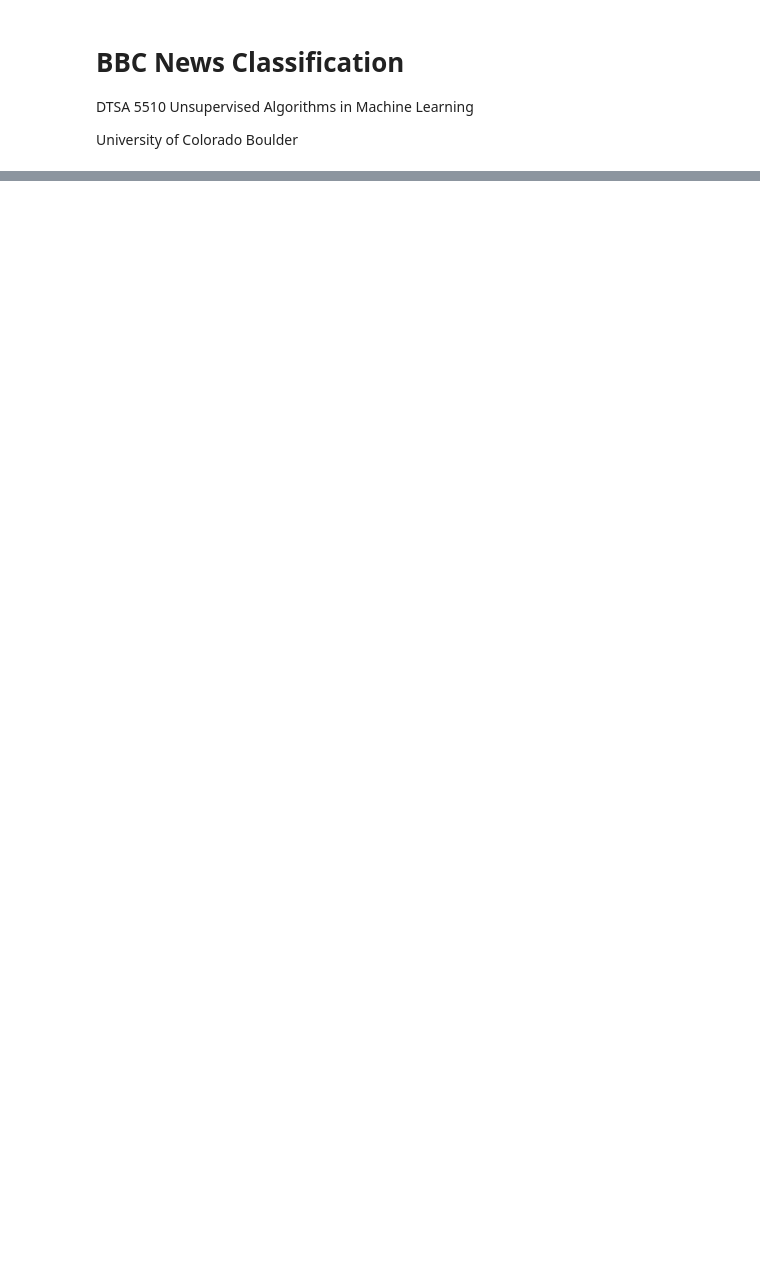
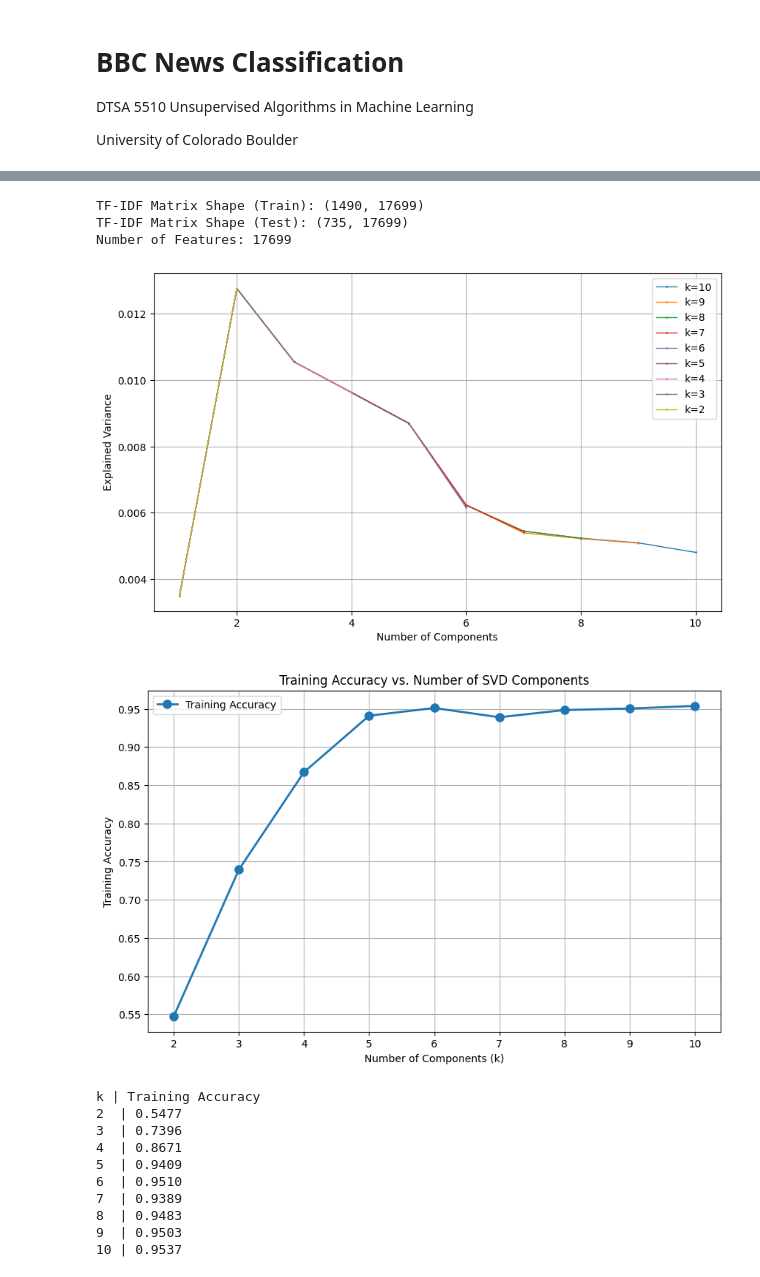
Before and after one commit to carlosmatherson/BBC-News-Classification, a Jupyter notebook: BBC_News_Classification.ipynb, the cells around one changed output, grey strips where cells are left out. Saved outputs shown, nothing was run; the diff lists cells and outputs as text; code cells hidden in the pictures; blank space fills up the shorter version.

```diff
--- a/BBC_News_Classification.ipynb
+++ b/BBC_News_Classification.ipynb
@@ -187,0 +169,66 @@ tech                130985         12628             0.096408
+# %%
+stemmer = SnowballStemmer('english')
+stop_words = process_stop_words(stopwords.words('english'))
+tfidf_vectorizer = TfidfVectorizer(tokenizer=custom_tokenizer, stop_words=stop_words)
+tfidf_matrix_train = tfidf_vectorizer.fit_transform(train_data['Text'])
+tfidf_matrix_test = tfidf_vectorizer.transform(test_data['Text'])
+
+print(f"\nTF-IDF Matrix Shape (Train): {tfidf_matrix_train.shape}")
+print(f"TF-IDF Matrix Shape (Test): {tfidf_matrix_test.shape}")
+print(f"Number of Features: {len(tfidf_vectorizer.get_feature_names_out())}")
+# %% [output]
+TF-IDF Matrix Shape (Train): (1490, 17699)
+TF-IDF Matrix Shape (Test): (735, 17699)
+Number of Features: 17699
+# %%
+train_labels = train_data['Category'].values
+k_values = range(2, 11)
+train_accuracies = []
+
+plt.figure(figsize=(10,6))
+for k in reversed(k_values):
+    svd = TruncatedSVD(n_components=k)
+    tfidf_SVD_train = svd.fit_transform(tfidf_matrix_train)
+    tfidf_SVD_test = svd.transform(tfidf_matrix_test)
+
+    train_similarity = cosine_similarity(tfidf_SVD_train, tfidf_SVD_train)
+    train_predictions = predict_labels_training(train_similarity, train_labels)
+
+    train_acc = accuracy_score(train_labels, train_predictions)
+    train_accuracies.append(train_acc)
+
+    cumulative_variance = svd.explained_variance_ratio_
+    plt.plot(range(1, k + 1), cumulative_variance,
+             label=f'k={k}', marker='o', markersize=1, linewidth=1)
+
+plt.xlabel('Number of Components')
+plt.ylabel('Explained Variance')
+plt.grid(True)
+plt.legend()
+plt.show()
+
+plt.figure(figsize=(10, 6))
+plt.plot(list(k_values), list(reversed(train_accuracies)), label='Training Accuracy', marker='o', markersize=8, linewidth=2)
+plt.xlabel('Number of Components (k)')
+plt.ylabel('Training Accuracy')
+plt.title('Training Accuracy vs. Number of SVD Components')
+plt.grid(True)
+plt.legend()
+plt.show()
+
+print("k | Training Accuracy")
+for k, acc in zip(k_values, reversed(train_accuracies)):
+    print(f"{k:<2} | {acc:.4f}")
+# %% [output]
+[figure, added]
+[figure, added]
+k | Training Accuracy
+2  | 0.5477
+3  | 0.7396
+4  | 0.8671
+5  | 0.9409
+6  | 0.9510
+7  | 0.9389
+8  | 0.9483
+9  | 0.9503
+10 | 0.9537
```
Also changed, not shown: parts of 18 cells of this notebook.
